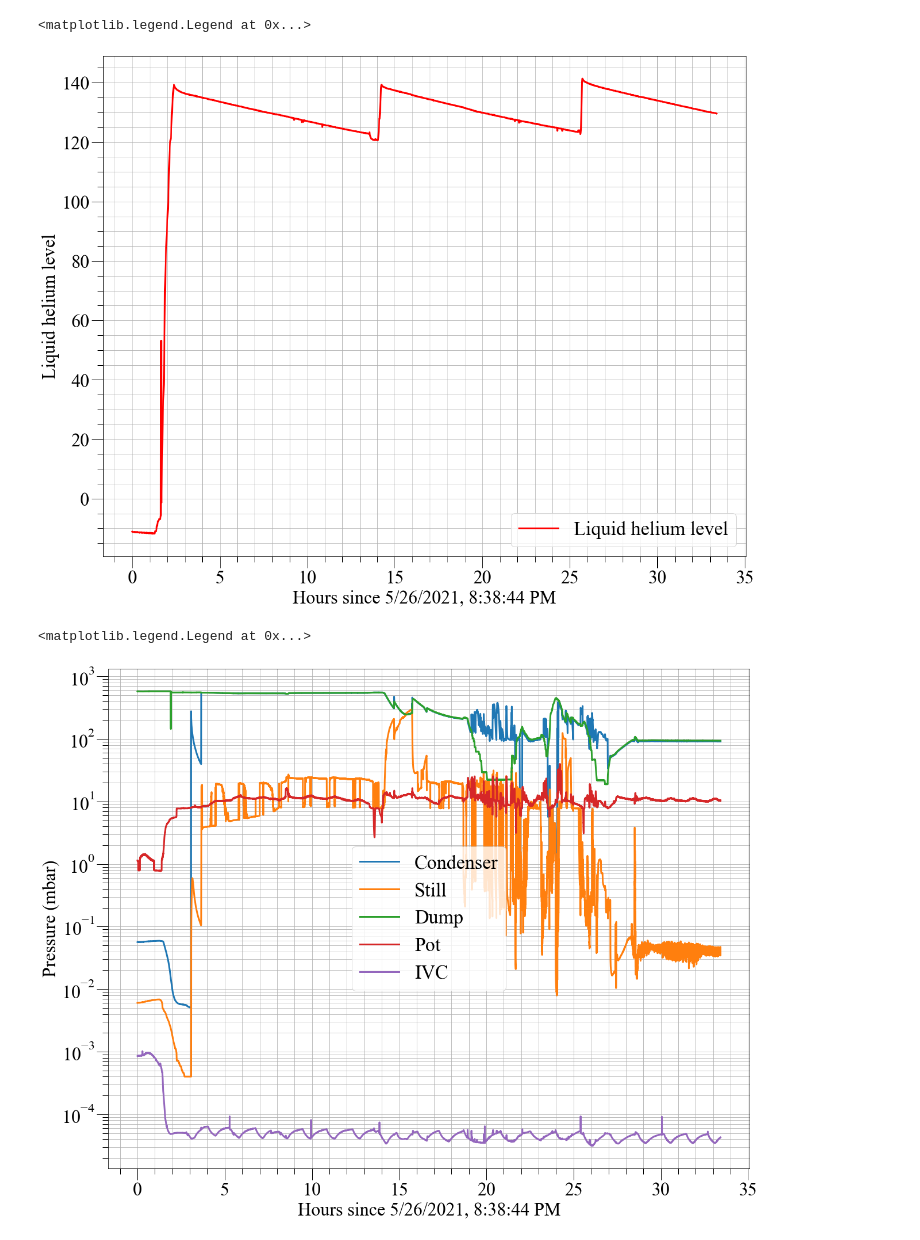
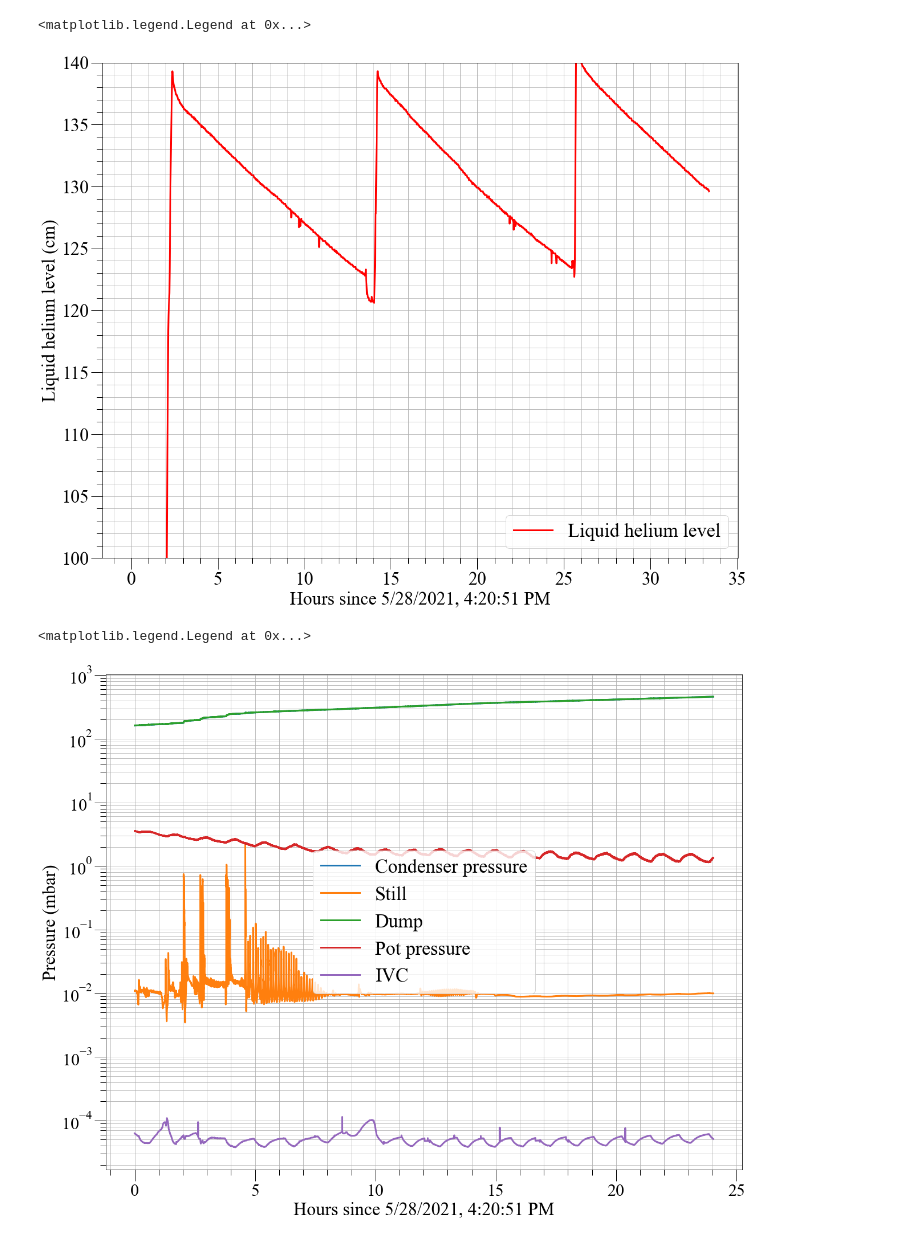
Before and after one commit to suerfu/LeidenLogger, a Jupyter notebook: demo_plot.ipynb, the cells around one changed output. Saved outputs shown, nothing was run; the diff lists cells and outputs as text; code cells hidden in the pictures.

```diff
--- a/demo_plot.ipynb
+++ b/demo_plot.ipynb
@@ -15,14 +15,16 @@ import pandas as pd
 
 plt.rcParams["font.family"] = "Times New Roman"
 # %%
-data=pd.read_csv( 'run15_demo_20210526_liqlev.txt', header=None, comment='#')
+filename = 'run15_warmup_20210528_162051_liqlev.txt'
+filename = 'run15_demo_20210526_liqlev.txt'
+data=pd.read_csv( filename, header=None, comment='#')
 data=data.values
 plt.figure(figsize=(20,16))
 ax = plt.axes()
 plt.plot( data[:,0]/3600, data[:,1], label='Liquid helium level', color='r', linewidth=3)
 
-plt.xlabel('Hours since 5/26/2021, 8:38:44 PM', fontsize=32);
-plt.ylabel('Liquid helium level', fontsize=32);
+plt.xlabel('Hours since 5/28/2021, 4:20:51 PM', fontsize=32);
+plt.ylabel('Liquid helium level (cm)', fontsize=32);
 
 ax.minorticks_on()
 ax.tick_params('both', length=20, width=1, which='major')
@@ -31,43 +33,49 @@ ax.tick_params('both', length=10, width=1, which='minor')
 plt.xticks(fontsize=32)
 plt.yticks(fontsize=32)
 
-#plt.xlim([0,1])
+#plt.xlim([13,15])
+plt.ylim([100,140])
 
 plt.grid(True, which='both')
 
 plt.legend(fontsize=34)
 # %% [output]
 <matplotlib.legend.Legend at 0x...>
-[figure, old version]
+[figure, new version]
 # %%
-data=pd.read_csv( 'run15_demo_20210526_pres.txt', header=None, comment='#')
+filename = 'run15_warmup_20210528_162051_pres.txt'
+filename = 'run15_warmup_20210529_101110_pres.txt'
+data=pd.read_csv( filename, header=None, comment='#')
 data=data.values
 plt.figure(figsize=(20,16))
+
 ax = plt.axes()
-plt.plot( data[:,0]/3600, data[:,1], label='Condenser', linewidth=3)
+
+plt.plot( data[:,0]/3600, data[:,1], label='Condenser pressure', linewidth=3)
 plt.plot( data[:,0]/3600, data[:,2], label='Still', linewidth=3)
 plt.plot( data[:,0]/3600, data[:,3], label='Dump', linewidth=3)
-plt.plot( data[:,0]/3600, data[:,4], label='Pot', linewidth=3)
+plt.plot( data[:,0]/3600, data[:,4], label='Pot pressure', linewidth=3)
 plt.plot( data[:,0]/3600, data[:,5], label='IVC', linewidth=3)
+#plt.plot( data[:,0]/3600, data[:,6], label='Turbo', linewidth=3)
 
-plt.yscale('log')
-
-plt.xlabel('Hours since 5/26/2021, 8:38:44 PM', fontsize=32);
+plt.xlabel('Hours since 5/28/2021, 4:20:51 PM', fontsize=32);
 plt.ylabel('Pressure (mbar)', fontsize=32);
 
 ax.minorticks_on()
 ax.tick_params('both', length=20, width=1, which='major')
 ax.tick_params('both', length=10, width=1, which='minor')
 
-plt.xticks(fontsize=32)
-plt.yticks(fontsize=32)
+plt.xticks(fontsize=30)
+plt.yticks(fontsize=30)
+
+plt.yscale('log')
 
 #plt.xlim([0,1])
 
 plt.grid(True, which='both')
 
 plt.legend(fontsize=34)
 # %% [output]
 <matplotlib.legend.Legend at 0x...>
-[figure, old version]
+[figure, new version]
 # %%
```
Also changed, not shown: parts of 1 cell of this notebook, 7 other files.
